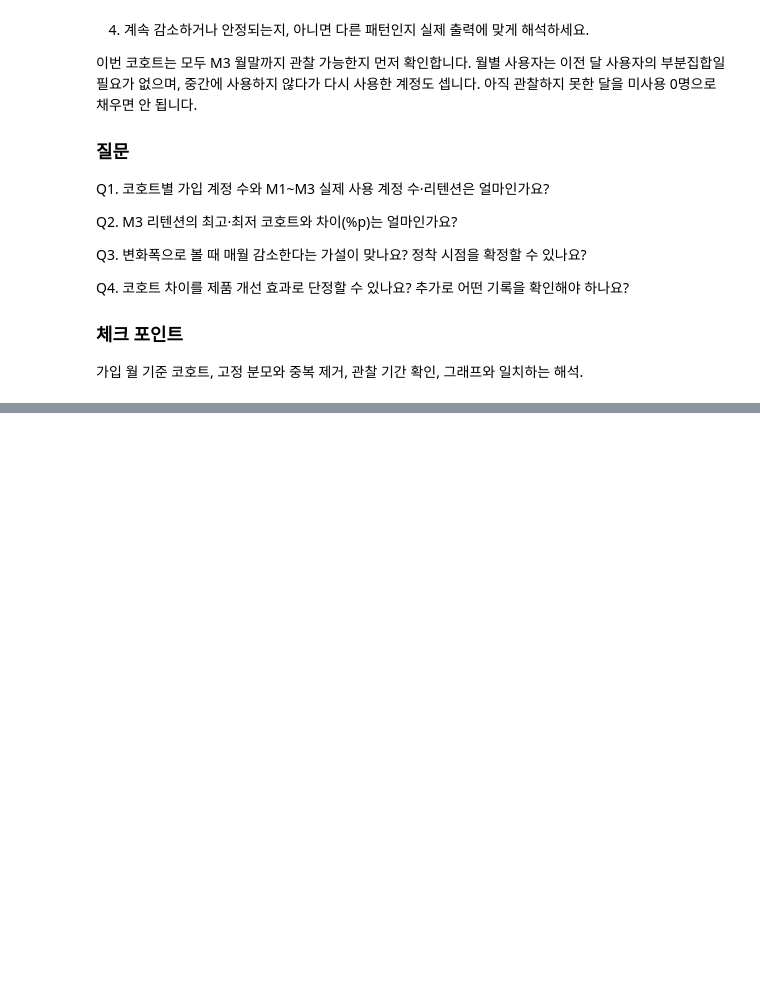
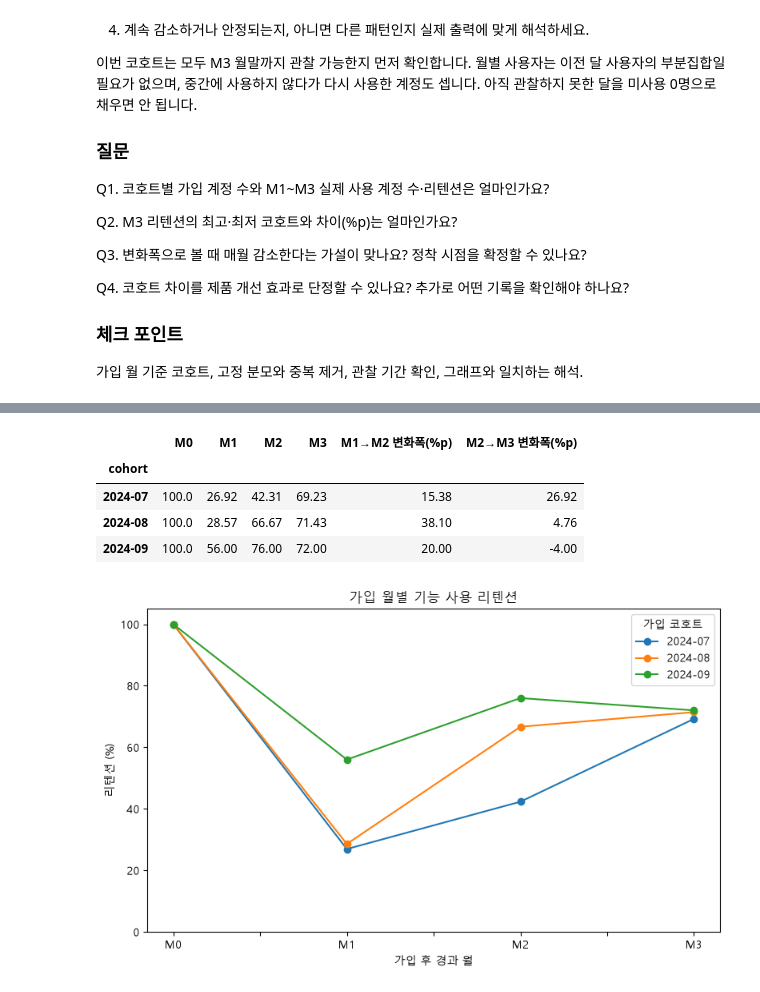
Before and after one commit to usm9514-wq/Machine-Learning-and-others, a Jupyter notebook: Product_Analysis/3장v3/3장2강 퍼널 리텐션 개선 시나리오 실습문제.ipynb, the cells around one changed output, grey strips where cells are left out. Saved outputs shown, nothing was run; the diff lists cells and outputs as text; code cells hidden in the pictures; blank space fills up the shorter version.

```diff
--- a/Product_Analysis/3장v3/3장2강 퍼널 리텐션 개선 시나리오 실습문제.ipynb
+++ b/Product_Analysis/3장v3/3장2강 퍼널 리텐션 개선 시나리오 실습문제.ipynb
@@ -193,3 +312,74 @@ Q4. 코호트 차이를 제품 개선 효과로 단정할 수 있나요? 추가
 # %%
 # 필수 2 풀이 코드를 작성하세요.
 # 준비 코드의 target, subs, events를 활용하세요.
+# 코호트별 가입 계정 수
+cohort_size = (
+    target.groupby("cohort")["account_id"]
+    .nunique()
+)
+
+# 각 코호트의 M3 월 확인
+check = pd.DataFrame({
+    "가입 계정 수": cohort_size
+})
+
+check["M3월"] = [
+    (c + 3).strftime("%Y-%m") for c in check.index
+]
+
+check["M3 관찰 가능"] = [
+    (c + 3) <= analysis_end.to_period("M")
+    for c in check.index
+]
+
+display(check)
+
+# M1~M3 실제 기능 사용 계정 수
+usage_counts = (
+    events[events["month_offset"].between(1, 3)]
+    .groupby(["cohort", "month_offset"])["account_id"]
+    .nunique()
+    .unstack(fill_value=0)
+)
+
+usage_counts = usage_counts.reindex(
+    index=cohort_size.index,
+    columns=[1, 2, 3],
+    fill_value=0
+)
+
+usage_counts.columns = ["M1", "M2", "M3"]
+
+# M0는 실제 사용자가 아니라 가입 계정 전체 = 기준 100%
+usage_table = usage_counts.copy()
+usage_table.insert(0, "M0 기준 가입계정", cohort_size)
+
+display(usage_table)
+
+retention = usage_counts.div(cohort_size, axis=0) * 100
+
+retention.insert(0, "M0", 100.0)
+
+display(retention.round(2))
+
+retention["M1→M2 변화폭(%p)"] = retention["M2"] - retention["M1"]
+retention["M2→M3 변화폭(%p)"] = retention["M3"] - retention["M2"]
+
+display(retention.round(2))
+
+plt.rcParams["font.family"] = "Malgun Gothic"
+plt.rcParams["axes.unicode_minus"] = False
+
+retention[["M0", "M1", "M2", "M3"]].T.plot(
+    marker="o",
+    figsize=(8, 5)
+)
+
+plt.title("가입 월별 기능 사용 리텐션")
+plt.xlabel("가입 후 경과 월")
+plt.ylabel("리텐션 (%)")
+plt.ylim(0, 105)
+plt.legend(title="가입 코호트")
+plt.tight_layout()
+plt.show()
+# %% [output]
@@ -196 +401,7 @@ Q4. 코호트 차이를 제품 개선 효과로 단정할 수 있나요? 추가
+|  | M0 | M1 | M2 | M3 | M1→M2 변화폭(%p) | M2→M3 변화폭(%p) |
+| cohort |  |  |  |  |  |  |
+| 2024-07 | 100.0 | 26.92 | 42.31 | 69.23 | 15.38 | 26.92 |
+| 2024-08 | 100.0 | 28.57 | 66.67 | 71.43 | 38.10 | 4.76 |
+| 2024-09 | 100.0 | 56.00 | 76.00 | 72.00 | 20.00 | -4.00 |
+[figure, added]
 # %% [markdown]
```
Also changed, not shown: parts of 9 cells of this notebook, 4 other files.
